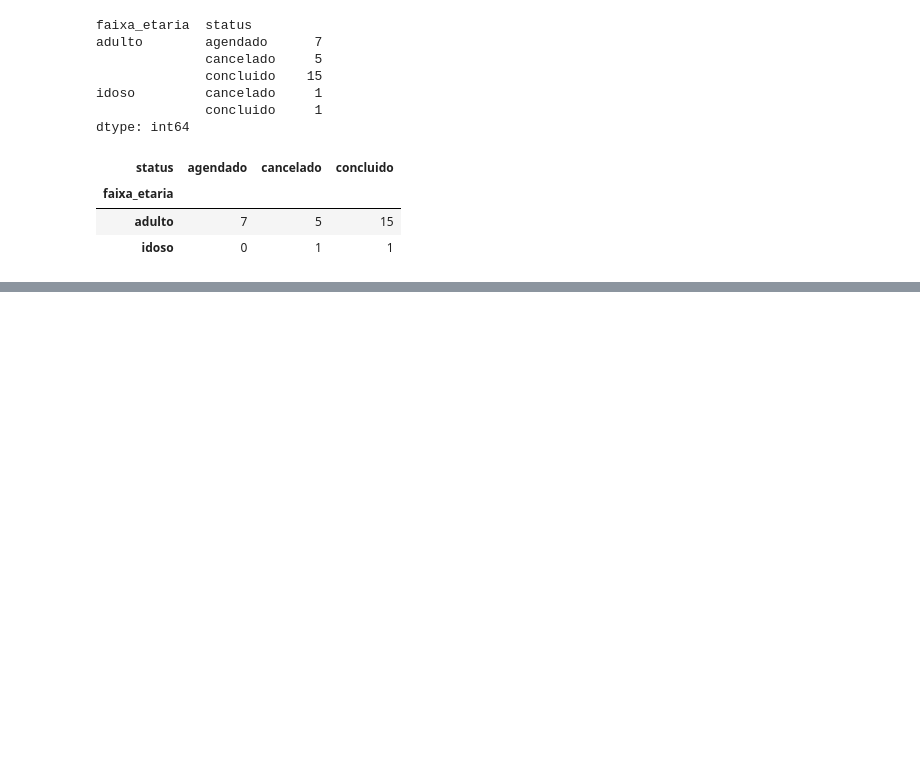
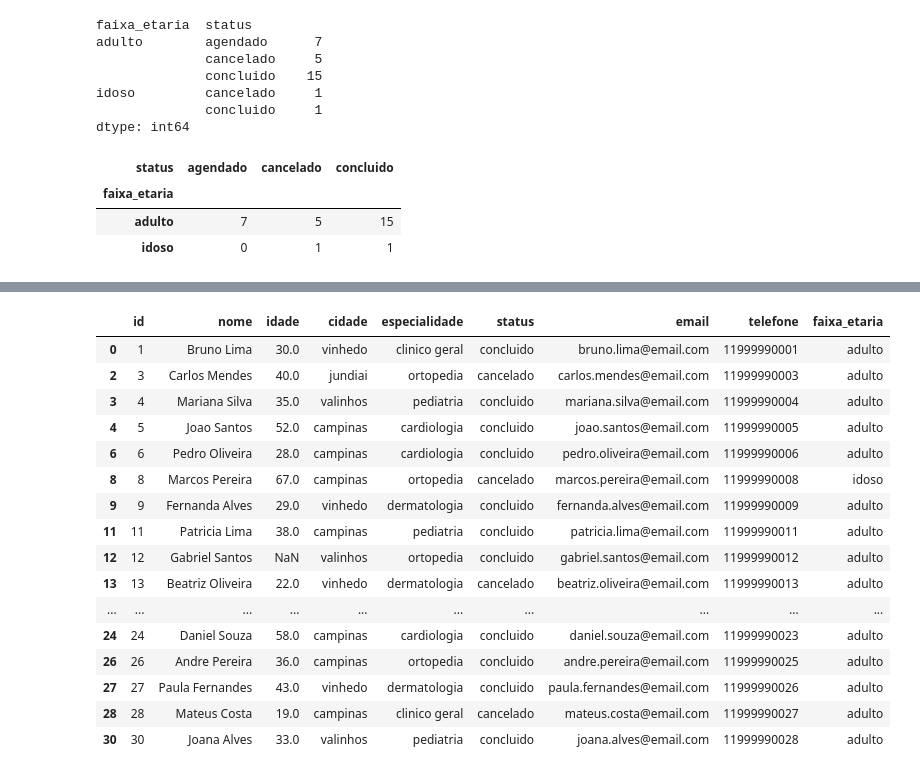
Before and after one commit to brunohll03/Projeto_Analise_Dados_em_Python, a Jupyter notebook: notebooks/analise_atendimentos.ipynb, the cells around one changed output, grey strips where cells are left out. Drawn from its saved outputs; the diff is of its cells as text; code cells hidden in the pictures; blank space fills up the shorter version.

```diff
--- a/notebooks/analise_atendimentos.ipynb
+++ b/notebooks/analise_atendimentos.ipynb
@@ -633,0 +654,20 @@ df.groupby(["faixa_etaria", "status"]).size().unstack(fill_value=0)  # Como os a
+# %%
+df.loc[df["status"].isin(["cancelado", "concluido"])]  # Quais atendimentos estão cancelados ou concluídos?
+# %% [output]
+|  | id | nome | idade | cidade | especialidade | status | email | telefone | faixa_etaria |
+| 0 | 1 | Bruno Lima | 30.0 | vinhedo | clinico geral | concluido | bruno.lima@email.com | 11999990001 | adulto |
+| 2 | 3 | Carlos Mendes | 40.0 | jundiai | ortopedia | cancelado | carlos.mendes@email.com | 11999990003 | adulto |
+| 3 | 4 | Mariana Silva | 35.0 | valinhos | pediatria | concluido | mariana.silva@email.com | 11999990004 | adulto |
+| 4 | 5 | Joao Santos | 52.0 | campinas | cardiologia | concluido | joao.santos@email.com | 11999990005 | adulto |
+| 6 | 6 | Pedro Oliveira | 28.0 | campinas | cardiologia | concluido | pedro.oliveira@email.com | 11999990006 | adulto |
+| 8 | 8 | Marcos Pereira | 67.0 | campinas | ortopedia | cancelado | marcos.pereira@email.com | 11999990008 | idoso |
+| 9 | 9 | Fernanda Alves | 29.0 | vinhedo | dermatologia | concluido | fernanda.alves@email.com | 11999990009 | adulto |
+| 11 | 11 | Patricia Lima | 38.0 | campinas | pediatria | concluido | patricia.lima@email.com | 11999990011 | adulto |
+| 12 | 12 | Gabriel Santos | NaN | valinhos | ortopedia | concluido | gabriel.santos@email.com | 11999990012 | adulto |
+| 13 | 13 | Beatriz Oliveira | 22.0 | vinhedo | dermatologia | cancelado | beatriz.oliveira@email.com | 11999990013 | adulto |
+| ... | ... | ... | ... | ... | ... | ... | ... | ... | ... |
+| 24 | 24 | Daniel Souza | 58.0 | campinas | cardiologia | concluido | daniel.souza@email.com | 11999990023 | adulto |
+| 26 | 26 | Andre Pereira | 36.0 | campinas | ortopedia | concluido | andre.pereira@email.com | 11999990025 | adulto |
+| 27 | 27 | Paula Fernandes | 43.0 | vinhedo | dermatologia | concluido | paula.fernandes@email.com | 11999990026 | adulto |
+| 28 | 28 | Mateus Costa | 19.0 | campinas | clinico geral | cancelado | mateus.costa@email.com | 11999990027 | adulto |
+| 30 | 30 | Joana Alves | 33.0 | valinhos | pediatria | concluido | joana.alves@email.com | 11999990028 | adulto |
```
Also changed, not shown: parts of 33 cells of this notebook, 2 other files.
